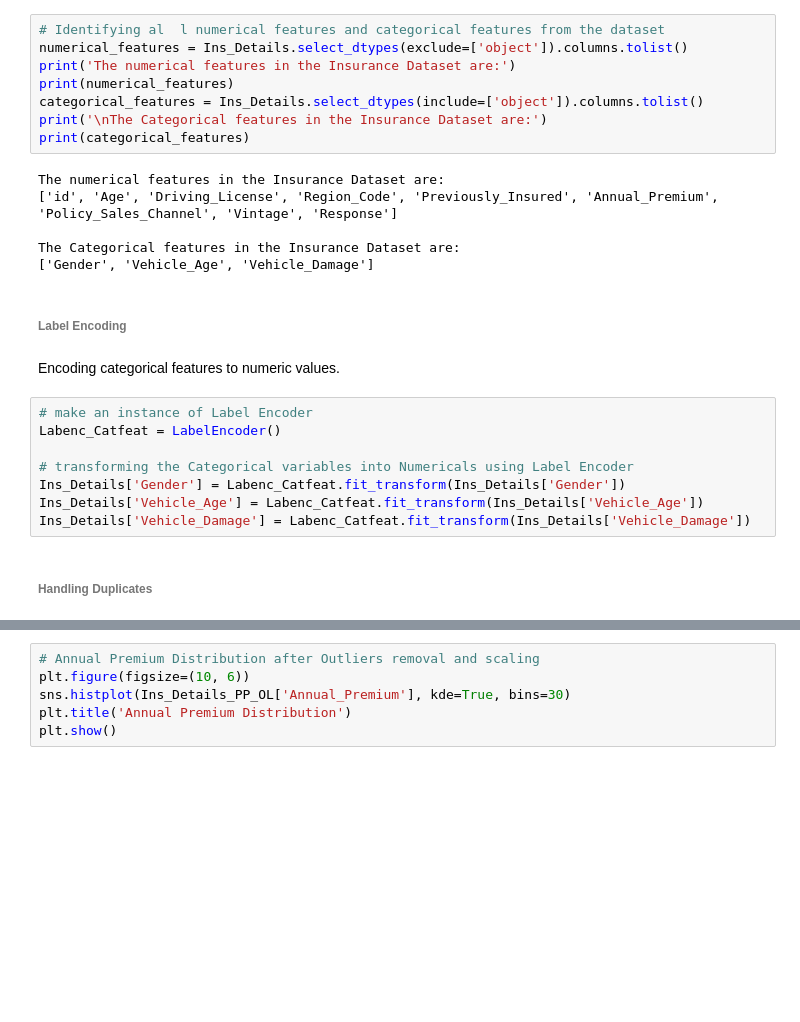
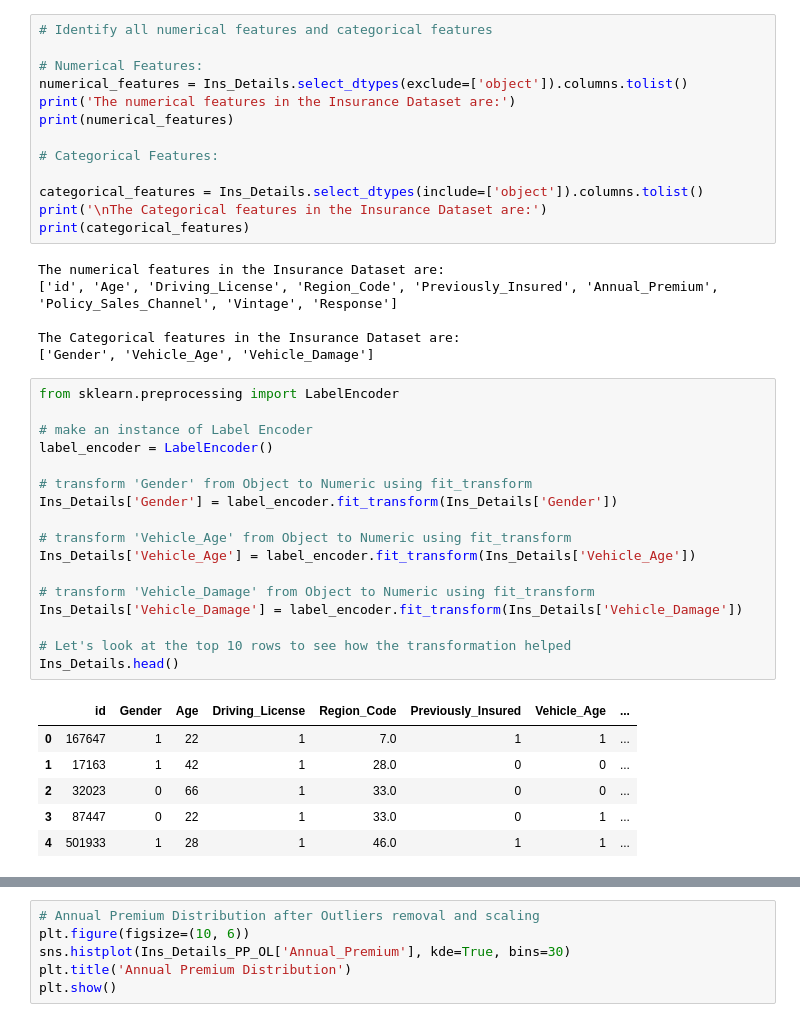
Before and after one commit to Hemanthtak2000/22073706_Project_UoH, a Jupyter notebook: 22073706_Code.ipynb, the cells around one changed output, grey strips where cells are left out. Drawn from its saved outputs; the diff is of its cells as text; blank space fills up the shorter version.

```diff
--- a/22073706_Code.ipynb
+++ b/22073706_Code.ipynb
@@ -98,8 +89,13 @@ Categorical and numerical features are identified for transformation and scaling
 # %%
-# Identifying al  l numerical features and categorical features from the dataset
+# Identify all numerical features and categorical features
+
+# Numerical Features:
 numerical_features = Ins_Details.select_dtypes(exclude=['object']).columns.tolist()
 print('The numerical features in the Insurance Dataset are:')
 print(numerical_features)
+
+# Categorical Features:
+
 categorical_features = Ins_Details.select_dtypes(include=['object']).columns.tolist()
 print('\nThe Categorical features in the Insurance Dataset are:')
 print(categorical_features)
@@ -109,17 +105,27 @@ The numerical features in the Insurance Dataset are:
 
 The Categorical features in the Insurance Dataset are:
 ['Gender', 'Vehicle_Age', 'Vehicle_Damage']
-# %% [markdown]
-###### Label Encoding
-# %% [markdown]
-Encoding categorical features to numeric values.
-# %%
-# make an instance of Label Encoder
-Labenc_Catfeat = LabelEncoder()
-
-# transforming the Categorical variables into Numericals using Label Encoder
-Ins_Details['Gender'] = Labenc_Catfeat.fit_transform(Ins_Details['Gender'])
-Ins_Details['Vehicle_Age'] = Labenc_Catfeat.fit_transform(Ins_Details['Vehicle_Age'])
-Ins_Details['Vehicle_Damage'] = Labenc_Catfeat.fit_transform(Ins_Details['Vehicle_Damage'])
-# %% [markdown]
-###### Handling Duplicates
+# %%
+from sklearn.preprocessing import LabelEncoder
+
+# make an instance of Label Encoder
+label_encoder = LabelEncoder()
+
+# transform 'Gender' from Object to Numeric using fit_transform
+Ins_Details['Gender'] = label_encoder.fit_transform(Ins_Details['Gender'])
+
+# transform 'Vehicle_Age' from Object to Numeric using fit_transform
+Ins_Details['Vehicle_Age'] = label_encoder.fit_transform(Ins_Details['Vehicle_Age'])
+
+# transform 'Vehicle_Damage' from Object to Numeric using fit_transform
+Ins_Details['Vehicle_Damage'] = label_encoder.fit_transform(Ins_Details['Vehicle_Damage'])
+
+# Let's look at the top 10 rows to see how the transformation helped
+Ins_Details.head()
+# %% [output]
+|  | id | Gender | Age | Driving_License | Region_Code | Previously_Insured | Vehicle_Age | ... |
+| 0 | 167647 | 1 | 22 | 1 | 7.0 | 1 | 1 | ... |
+| 1 | 17163 | 1 | 42 | 1 | 28.0 | 0 | 0 | ... |
+| 2 | 32023 | 0 | 66 | 1 | 33.0 | 0 | 0 | ... |
+| 3 | 87447 | 0 | 22 | 1 | 33.0 | 0 | 1 | ... |
+| 4 | 501933 | 1 | 28 | 1 | 46.0 | 1 | 1 | ... |
```
Also changed, not shown: parts of 52 cells of this notebook.
